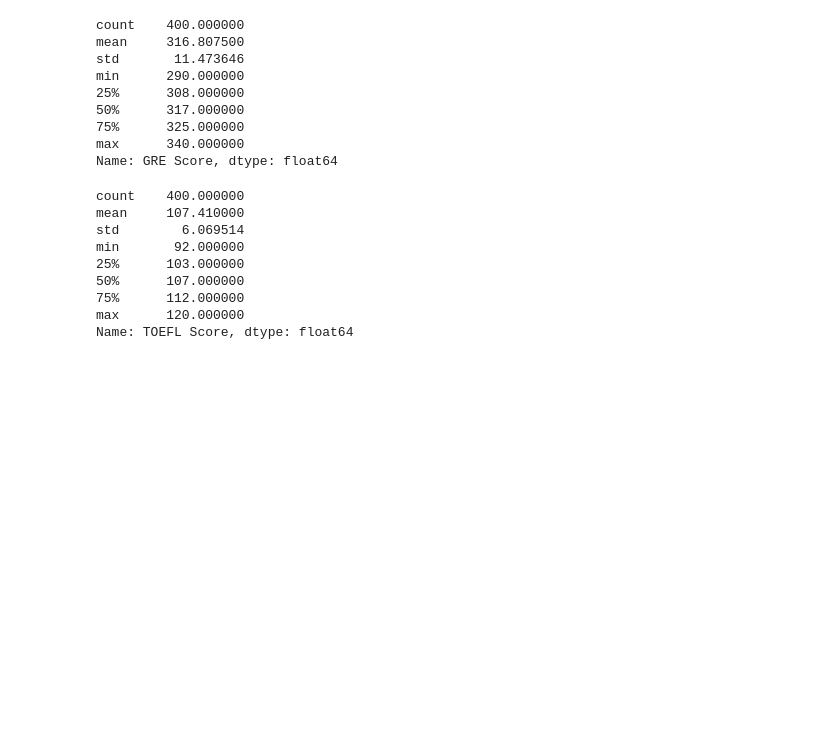
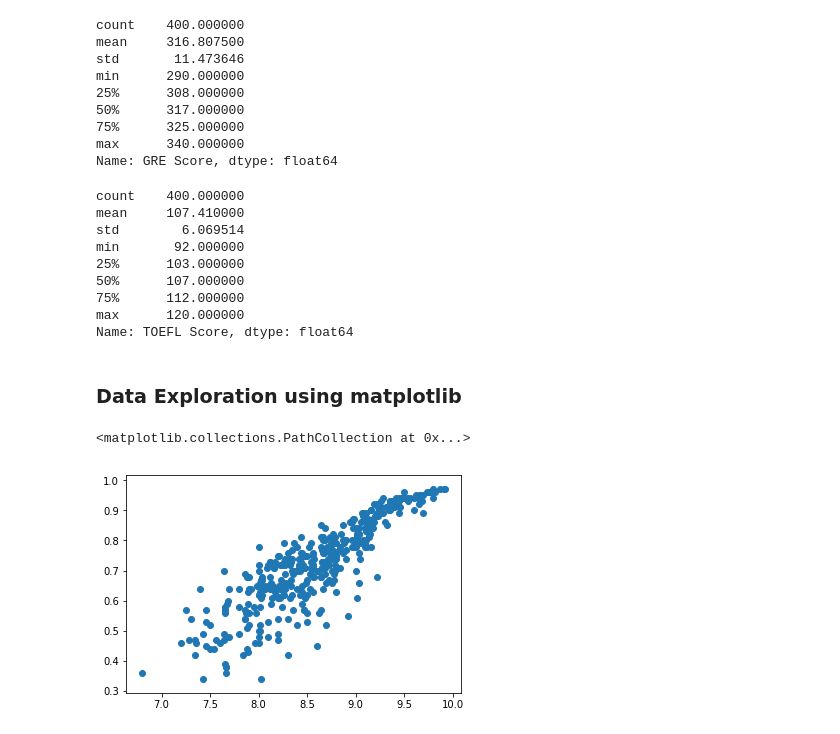
Before and after one commit to bansaliti048/Graduate-Admission-Analysis, a Jupyter notebook: gradAdmits.ipynb, the cells around one changed output. Saved outputs shown, nothing was run; the diff lists cells and outputs as text; code cells hidden in the pictures; blank space fills up the shorter version.

```diff
--- a/gradAdmits.ipynb
+++ b/gradAdmits.ipynb
@@ -66,3 +70,5 @@ min       92.000000
 75%      112.000000
 max      120.000000
 Name: TOEFL Score, dtype: float64
+# %% [markdown]
+### Data Exploration using matplotlib
@@ -68,0 +77,5 @@ Name: TOEFL Score, dtype: float64
+# %%
+plt.scatter(admission['CGPA'].values, admission['Chance of Admit '].values)
+# %% [output]
+<matplotlib.collections.PathCollection at 0x...>
+[figure, added]
```
Also changed, not shown: parts of 5 cells of this notebook.
